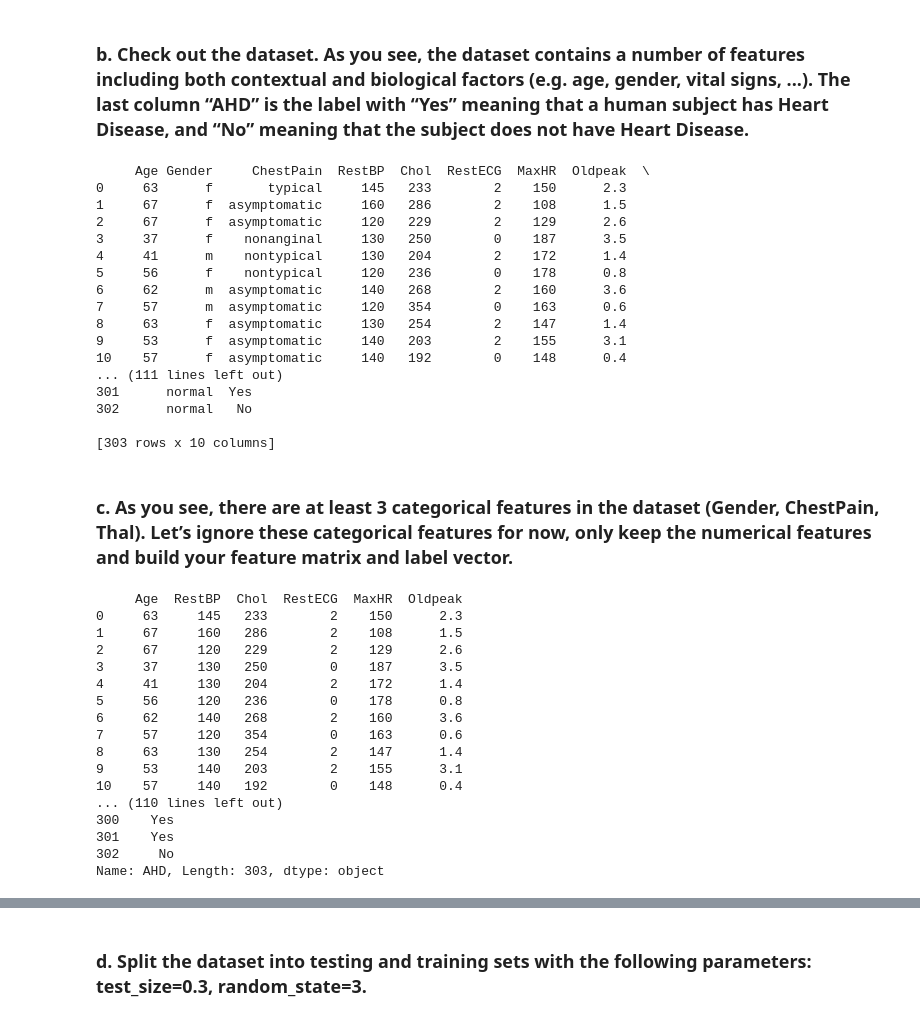
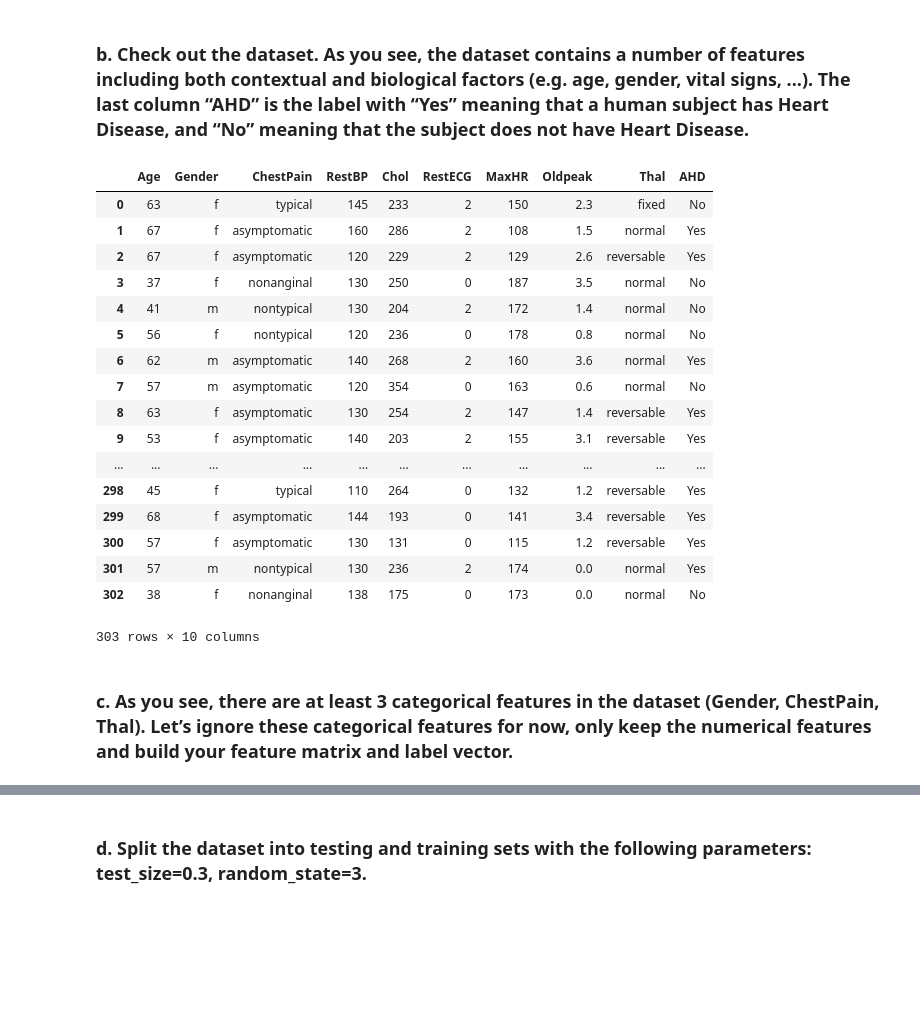
Before and after one commit to luoken/Cancer-Predictor, a Jupyter notebook: Homework3.ipynb, the cells around one changed output, grey strips where cells are left out. Drawn from its saved outputs; the diff is of its cells as text; code cells hidden in the pictures; blank space fills up the shorter version.

```diff
--- a/Homework3.ipynb
+++ b/Homework3.ipynb
@@ -8,52 +8,26 @@ import pandas as pd
 file = pd.read_csv('Heart_s.csv')
 # %% [markdown]
 ### b. Check out the dataset. As you see, the dataset contains a number of features including both contextual and biological factors (e.g. age, gender, vital signs, ...). The last column “AHD” is the label with “Yes” meaning that a human subject has Heart Disease, and “No” meaning that the subject does not have Heart Disease.
-# %%
-print(file)
-# %% [output]
-     Age Gender     ChestPain  RestBP  Chol  RestECG  MaxHR  Oldpeak  \
-0     63      f       typical     145   233        2    150      2.3
-1     67      f  asymptomatic     160   286        2    108      1.5
-2     67      f  asymptomatic     120   229        2    129      2.6
-3     37      f    nonanginal     130   250        0    187      3.5
-4     41      m    nontypical     130   204        2    172      1.4
-5     56      f    nontypical     120   236        0    178      0.8
-6     62      m  asymptomatic     140   268        2    160      3.6
-7     57      m  asymptomatic     120   354        0    163      0.6
-8     63      f  asymptomatic     130   254        2    147      1.4
-9     53      f  asymptomatic     140   203        2    155      3.1
-10    57      f  asymptomatic     140   192        0    148      0.4
-... (111 lines left out)
-301      normal  Yes
-302      normal   No
-
-[303 rows x 10 columns]
+# %%
+file
+# %% [output]
+|  | Age | Gender | ChestPain | RestBP | Chol | RestECG | MaxHR | Oldpeak | Thal | AHD |
+| 0 | 63 | f | typical | 145 | 233 | 2 | 150 | 2.3 | fixed | No |
+| 1 | 67 | f | asymptomatic | 160 | 286 | 2 | 108 | 1.5 | normal | Yes |
+| 2 | 67 | f | asymptomatic | 120 | 229 | 2 | 129 | 2.6 | reversable | Yes |
+| 3 | 37 | f | nonanginal | 130 | 250 | 0 | 187 | 3.5 | normal | No |
+| 4 | 41 | m | nontypical | 130 | 204 | 2 | 172 | 1.4 | normal | No |
+| 5 | 56 | f | nontypical | 120 | 236 | 0 | 178 | 0.8 | normal | No |
+| 6 | 62 | m | asymptomatic | 140 | 268 | 2 | 160 | 3.6 | normal | Yes |
+| 7 | 57 | m | asymptomatic | 120 | 354 | 0 | 163 | 0.6 | normal | No |
+| 8 | 63 | f | asymptomatic | 130 | 254 | 2 | 147 | 1.4 | reversable | Yes |
+| 9 | 53 | f | asymptomatic | 140 | 203 | 2 | 155 | 3.1 | reversable | Yes |
+| ... | ... | ... | ... | ... | ... | ... | ... | ... | ... | ... |
+| 298 | 45 | f | typical | 110 | 264 | 0 | 132 | 1.2 | reversable | Yes |
+| 299 | 68 | f | asymptomatic | 144 | 193 | 0 | 141 | 3.4 | reversable | Yes |
+| 300 | 57 | f | asymptomatic | 130 | 131 | 0 | 115 | 1.2 | reversable | Yes |
+| 301 | 57 | m | nontypical | 130 | 236 | 2 | 174 | 0.0 | normal | Yes |
+| 302 | 38 | f | nonanginal | 138 | 175 | 0 | 173 | 0.0 | normal | No |
+303 rows × 10 columns
 # %% [markdown]
 ### c. As you see, there are at least 3 categorical features in the dataset (Gender, ChestPain, Thal). Let’s ignore these categorical features for now, only keep the numerical features and build your feature matrix and label vector.
-# %%
-feature_col = ['Age', 'RestBP', 'Chol', 'RestECG', 'MaxHR', 'Oldpeak' ]
-
-x = file[feature_col]
-
-y = file['AHD']
-#print(x.head())
-print(x)
-print(y)
-# %% [output]
-     Age  RestBP  Chol  RestECG  MaxHR  Oldpeak
-0     63     145   233        2    150      2.3
-1     67     160   286        2    108      1.5
-2     67     120   229        2    129      2.6
-3     37     130   250        0    187      3.5
-4     41     130   204        2    172      1.4
-5     56     120   236        0    178      0.8
-6     62     140   268        2    160      3.6
-7     57     120   354        0    163      0.6
-8     63     130   254        2    147      1.4
-9     53     140   203        2    155      3.1
-10    57     140   192        0    148      0.4
-... (110 lines left out)
-300    Yes
-301    Yes
-302     No
-Name: AHD, Length: 303, dtype: object
```
Also changed, not shown: parts of 2 cells of this notebook.
